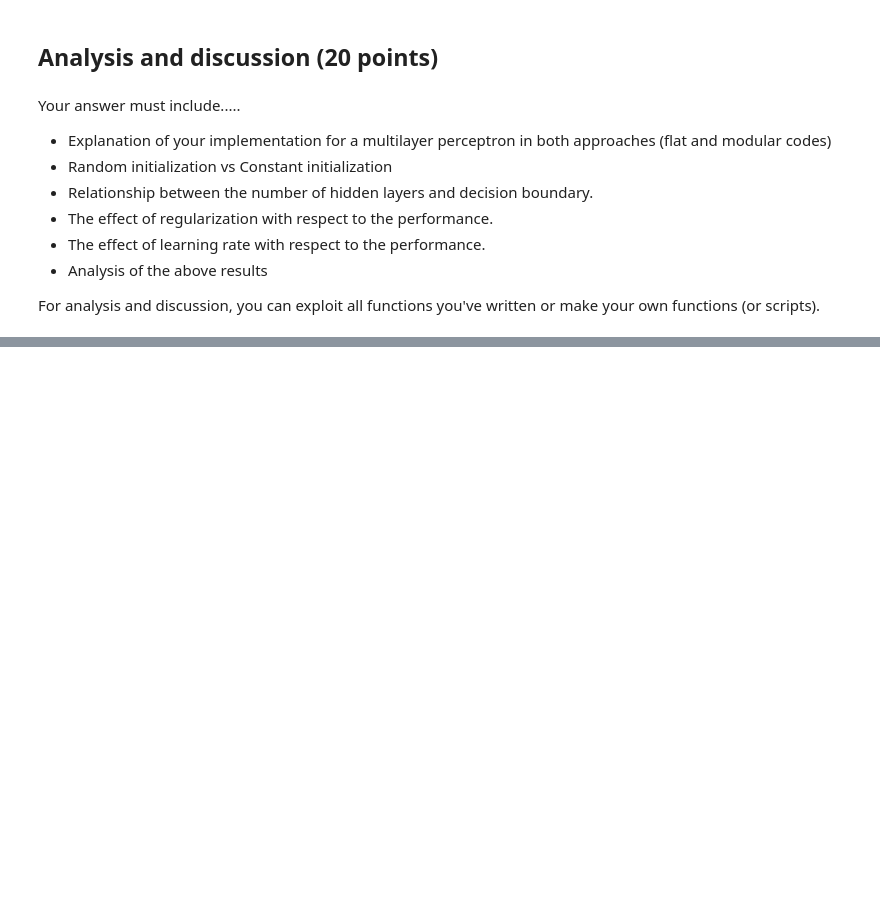
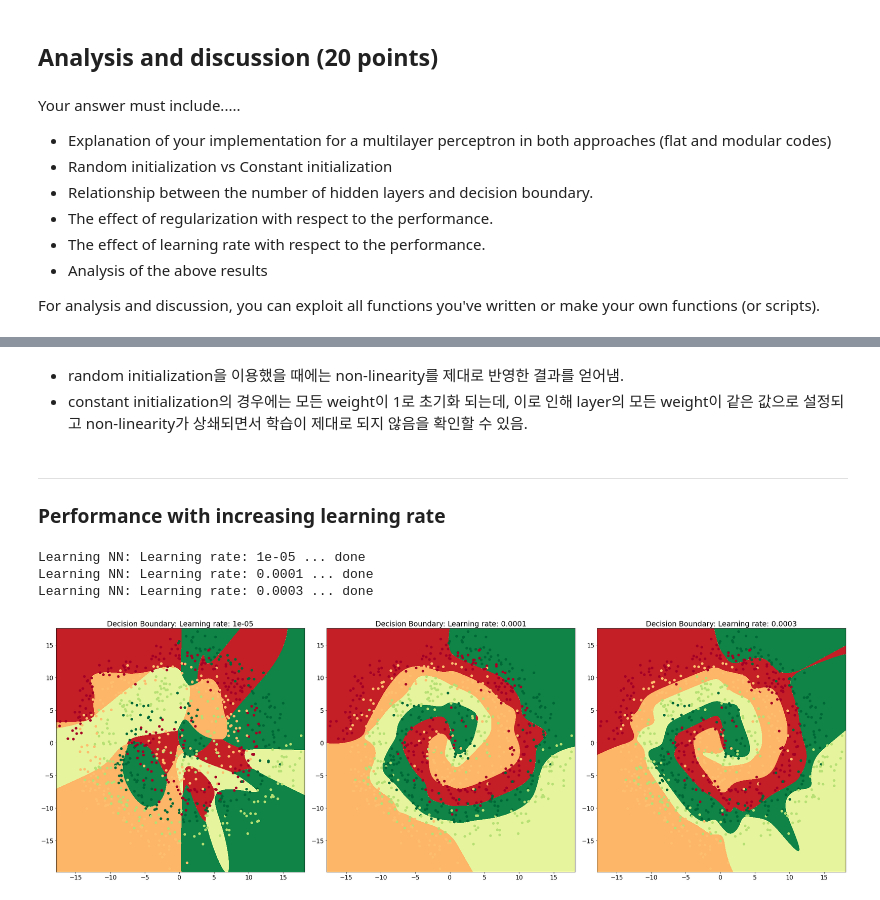
Before and after one commit to ggu1012/basic_ai, a Jupyter notebook: project8_neural_network/2021_P08_neural_network.ipynb, the cells around one changed output, grey strips where cells are left out. Drawn from its saved outputs; the diff is of its cells as text; code cells hidden in the pictures; blank space fills up the shorter version.

```diff
--- a/project8_neural_network/2021_P08_neural_network.ipynb
+++ b/project8_neural_network/2021_P08_neural_network.ipynb
@@ -397,0 +451,32 @@ For analysis and discussion, you can exploit all functions you've written or mak
+# %% [markdown]
+- random initialization을 이용했을 때에는 non-linearity를 제대로 반영한 결과를 얻어냄.
+- constant initialization의 경우에는 모든 weight이 1로 초기화 되는데, 이로 인해 layer의 모든 weight이 같은 값으로 설정되고 non-linearity가 상쇄되면서 학습이 제대로 되지 않음을 확인할 수 있음.
+# %% [markdown]
+---
+### Performance with increasing learning rate
+# %%
+np.random.seed(0)
+
+nn_input_dim = 2
+nn_hdim = 10
+nn_output_dim = 4
+epoch = 50000
+
+
+lr_list = [1e-5, 1e-4, 3e-4]
+for i, lr in enumerate(lr_list):
+    plt.subplot(1, 3, i+1)
+    plt.title(f"Decision Boundary: Learning rate: {lr}")
+    model = NeuralNetwork(nn_input_dim, nn_hdim, nn_hdim, nn_output_dim, init='random')
+    stats = model.train(X_train, y_train, learning_rate=lr, L2_norm=0.1, epoch=epoch, print_loss=False)
+    plot_decision_boundary(lambda x: model.predict(x), X_train, y_train)
+    print(f"Learning NN: Learning rate: {lr} ... done")
+
+plt.gcf().set_size_inches(30, 10)
+plt.tight_layout()
+plt.show()
+# %% [output]
+Learning NN: Learning rate: 1e-05 ... done
+Learning NN: Learning rate: 0.0001 ... done
+Learning NN: Learning rate: 0.0003 ... done
+[figure, added]
```
Also changed, not shown: parts of 19 cells of this notebook, 1 other file.
